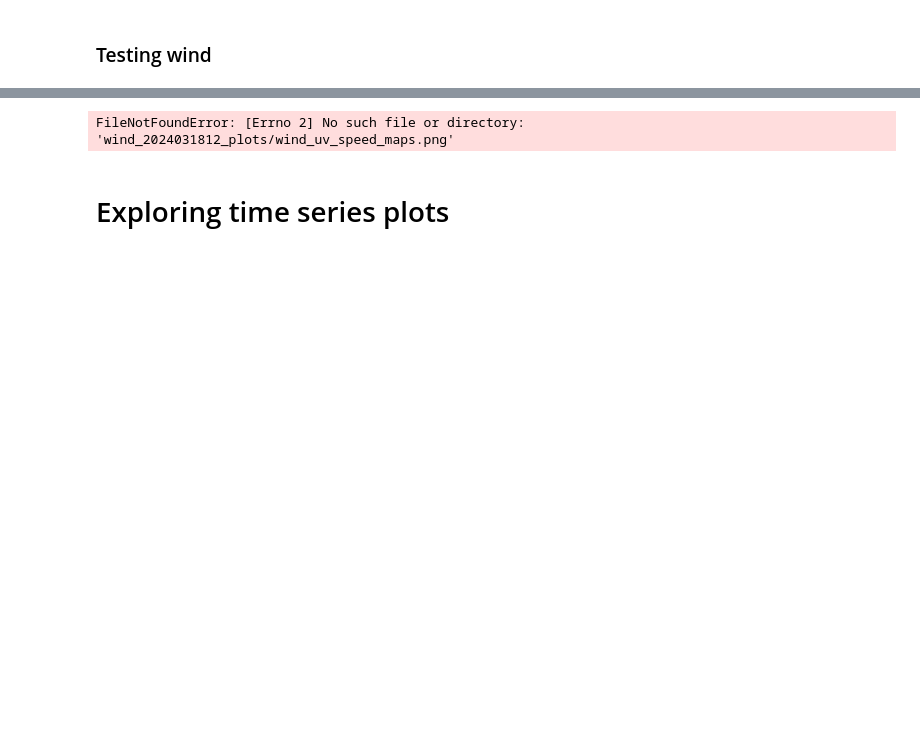
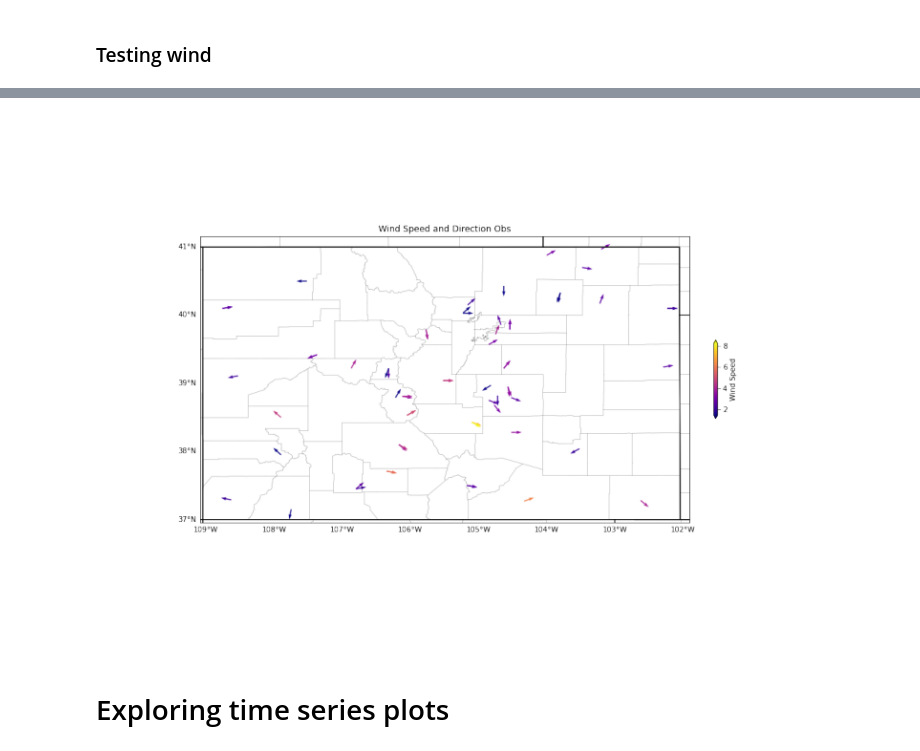
Before and after one commit to NOAA-GSL/pyDAmonitor, a Jupyter notebook: code/plot_interactive.ipynb, the cells around one changed output, grey strips where cells are left out. Saved outputs shown, nothing was run; the diff lists cells and outputs as text; code cells hidden in the pictures; blank space fills up the shorter version.

```diff
--- a/code/plot_interactive.ipynb
+++ b/code/plot_interactive.ipynb
@@ -119,11 +194,11 @@ plt.show()
 # %%
-map_img = plt.imread('wind_2024031812_plots/wind_uv_speed_maps.png')
+map_img = plt.imread('wind_2024031812_plots/wind_speed_direction_Obs_map.png')
 plt.figure(figsize = (15,10))
 plt.imshow(map_img)
 plt.axis('off')
 plt.show()
 # %% [output]
-FileNotFoundError: [Errno 2] No such file or directory: 'wind_2024031812_plots/wind_uv_speed_maps.png'
+[figure, added]
 # %% [markdown]
 # Exploring time series plots
 # %%
```
Also changed, not shown: parts of 9 cells of this notebook, 7 other files.
